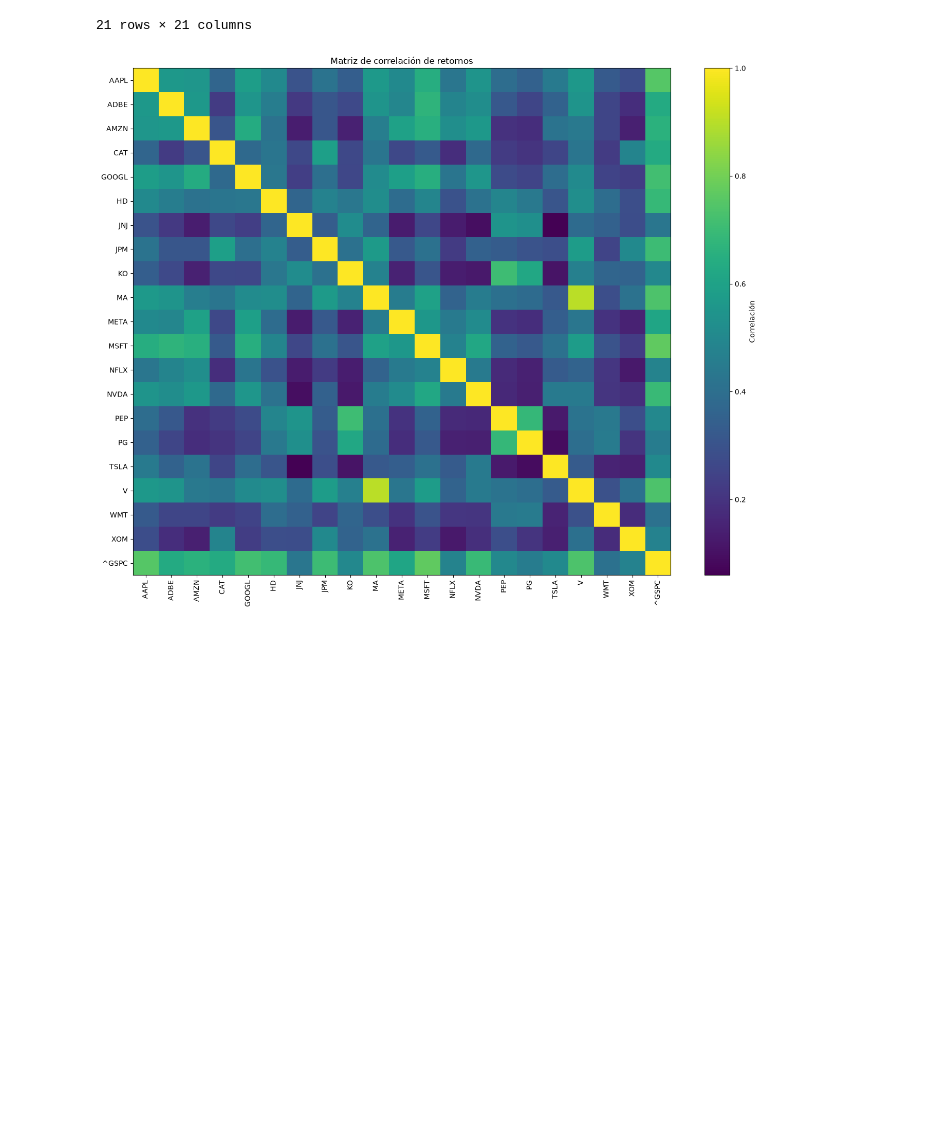
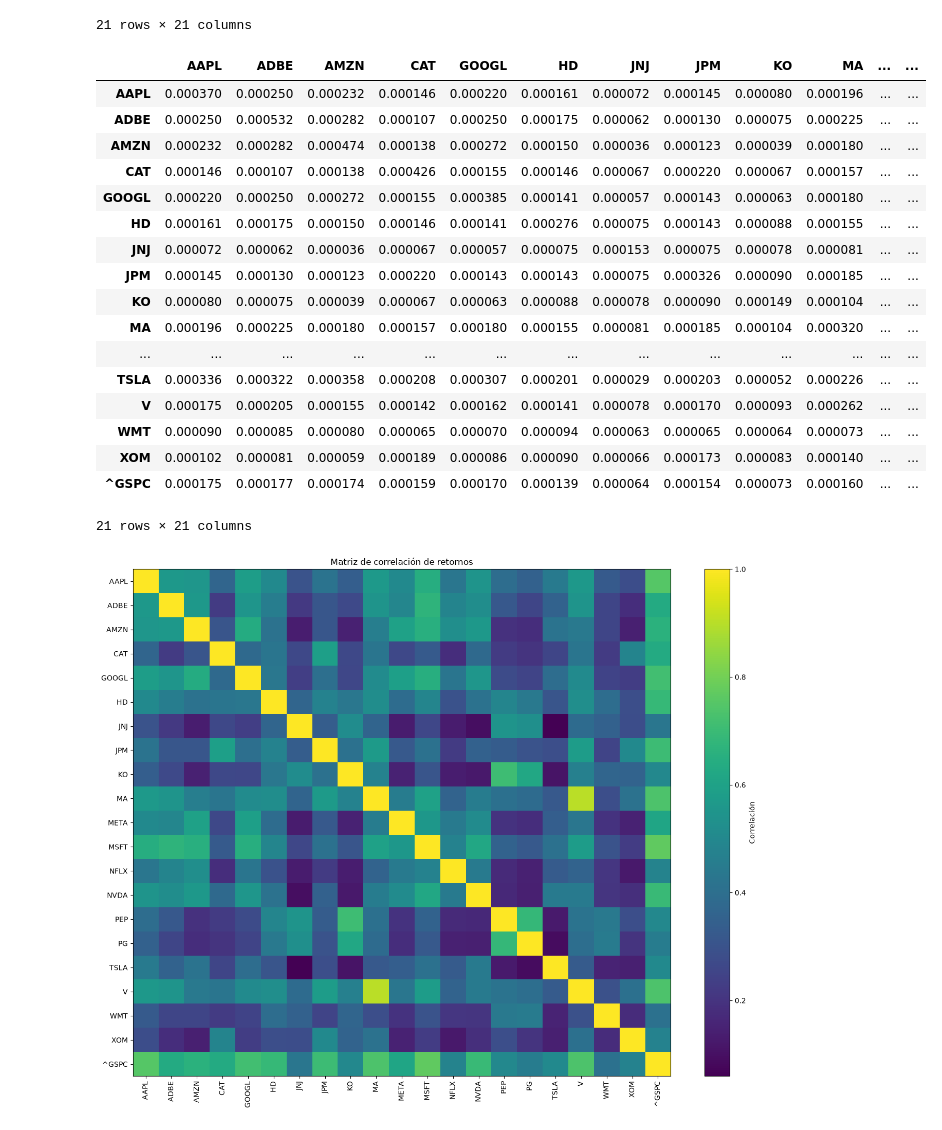
Before and after one commit to Oggm2/Portafolio_investigacion, a Jupyter notebook: notebooks/02_EDA.ipynb, the cells around one changed output. Cells and saved outputs as stored; diff of their text form; code cells hidden in the pictures; blank space fills up the shorter version.

```diff
--- a/notebooks/EDA.ipynb
+++ b/notebooks/02_EDA.ipynb
@@ -21,7 +21,7 @@ RESULTS_DIR = PROJECT_ROOT / "results" / "eda"
 RESULTS_DIR.mkdir(parents=True, exist_ok=True)
 
 PRICES_FILE = DATA_DIR / "adjusted_prices.csv"
-RETURNS_FILE = DATA_DIR / "daily_returns.csv"
+returns_clean_FILE = DATA_DIR / "daily_returns.csv"
 
 print("Directorio de datos:", DATA_DIR)
 print("Directorio de resultados:", RESULTS_DIR)
@@ -36,7 +36,7 @@ prices = pd.read_csv(
 )
 
 returns = pd.read_csv(
-    RETURNS_FILE,
+    returns_clean_FILE,
     index_col=0,
     parse_dates=True
 )
@@ -453,6 +454,29 @@ correlation_matrix.round(2)
 | XOM | 0.28 | 0.18 | 0.14 | 0.48 | 0.23 | 0.29 | 0.28 | 0.51 | 0.36 | 0.41 | ... | ... |
 | ^GSPC | 0.75 | 0.63 | 0.66 | 0.64 | 0.72 | 0.69 | 0.43 | 0.70 | 0.50 | 0.74 | ... | ... |
 21 rows × 21 columns
+# %%
+covariance_matrix = returns_clean.cov()
+
+covariance_matrix.round(6)
+# %% [output]
+|  | AAPL | ADBE | AMZN | CAT | GOOGL | HD | JNJ | JPM | KO | MA | ... | ... |
+| AAPL | 0.000370 | 0.000250 | 0.000232 | 0.000146 | 0.000220 | 0.000161 | 0.000072 | 0.000145 | 0.000080 | 0.000196 | ... | ... |
+| ADBE | 0.000250 | 0.000532 | 0.000282 | 0.000107 | 0.000250 | 0.000175 | 0.000062 | 0.000130 | 0.000075 | 0.000225 | ... | ... |
+| AMZN | 0.000232 | 0.000282 | 0.000474 | 0.000138 | 0.000272 | 0.000150 | 0.000036 | 0.000123 | 0.000039 | 0.000180 | ... | ... |
+| CAT | 0.000146 | 0.000107 | 0.000138 | 0.000426 | 0.000155 | 0.000146 | 0.000067 | 0.000220 | 0.000067 | 0.000157 | ... | ... |
+| GOOGL | 0.000220 | 0.000250 | 0.000272 | 0.000155 | 0.000385 | 0.000141 | 0.000057 | 0.000143 | 0.000063 | 0.000180 | ... | ... |
+| HD | 0.000161 | 0.000175 | 0.000150 | 0.000146 | 0.000141 | 0.000276 | 0.000075 | 0.000143 | 0.000088 | 0.000155 | ... | ... |
+| JNJ | 0.000072 | 0.000062 | 0.000036 | 0.000067 | 0.000057 | 0.000075 | 0.000153 | 0.000075 | 0.000078 | 0.000081 | ... | ... |
+| JPM | 0.000145 | 0.000130 | 0.000123 | 0.000220 | 0.000143 | 0.000143 | 0.000075 | 0.000326 | 0.000090 | 0.000185 | ... | ... |
+| KO | 0.000080 | 0.000075 | 0.000039 | 0.000067 | 0.000063 | 0.000088 | 0.000078 | 0.000090 | 0.000149 | 0.000104 | ... | ... |
+| MA | 0.000196 | 0.000225 | 0.000180 | 0.000157 | 0.000180 | 0.000155 | 0.000081 | 0.000185 | 0.000104 | 0.000320 | ... | ... |
+| ... | ... | ... | ... | ... | ... | ... | ... | ... | ... | ... | ... | ... |
+| TSLA | 0.000336 | 0.000322 | 0.000358 | 0.000208 | 0.000307 | 0.000201 | 0.000029 | 0.000203 | 0.000052 | 0.000226 | ... | ... |
+| V | 0.000175 | 0.000205 | 0.000155 | 0.000142 | 0.000162 | 0.000141 | 0.000078 | 0.000170 | 0.000093 | 0.000262 | ... | ... |
+| WMT | 0.000090 | 0.000085 | 0.000080 | 0.000065 | 0.000070 | 0.000094 | 0.000063 | 0.000065 | 0.000064 | 0.000073 | ... | ... |
+| XOM | 0.000102 | 0.000081 | 0.000059 | 0.000189 | 0.000086 | 0.000090 | 0.000066 | 0.000173 | 0.000083 | 0.000140 | ... | ... |
+| ^GSPC | 0.000175 | 0.000177 | 0.000174 | 0.000159 | 0.000170 | 0.000139 | 0.000064 | 0.000154 | 0.000073 | 0.000160 | ... | ... |
+21 rows × 21 columns
 # %%
 fig, ax = plt.subplots(figsize=(14, 11))
 
```
Also changed, not shown: parts of 8 cells of this notebook, 45 other files.
